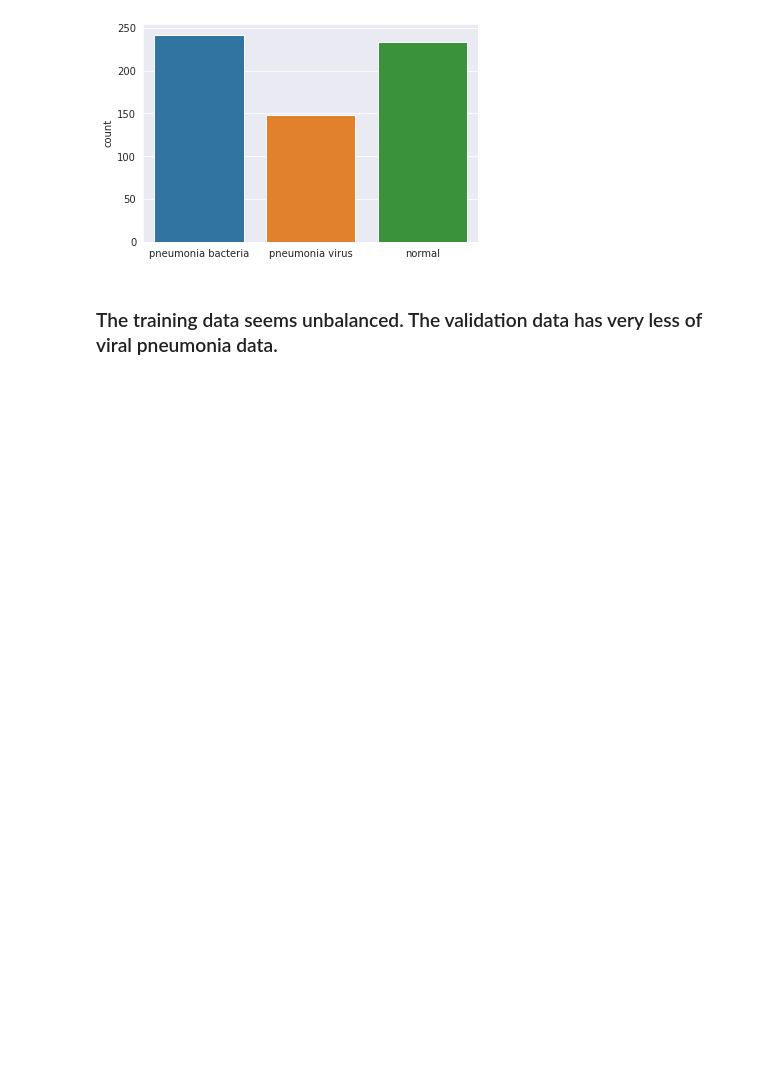
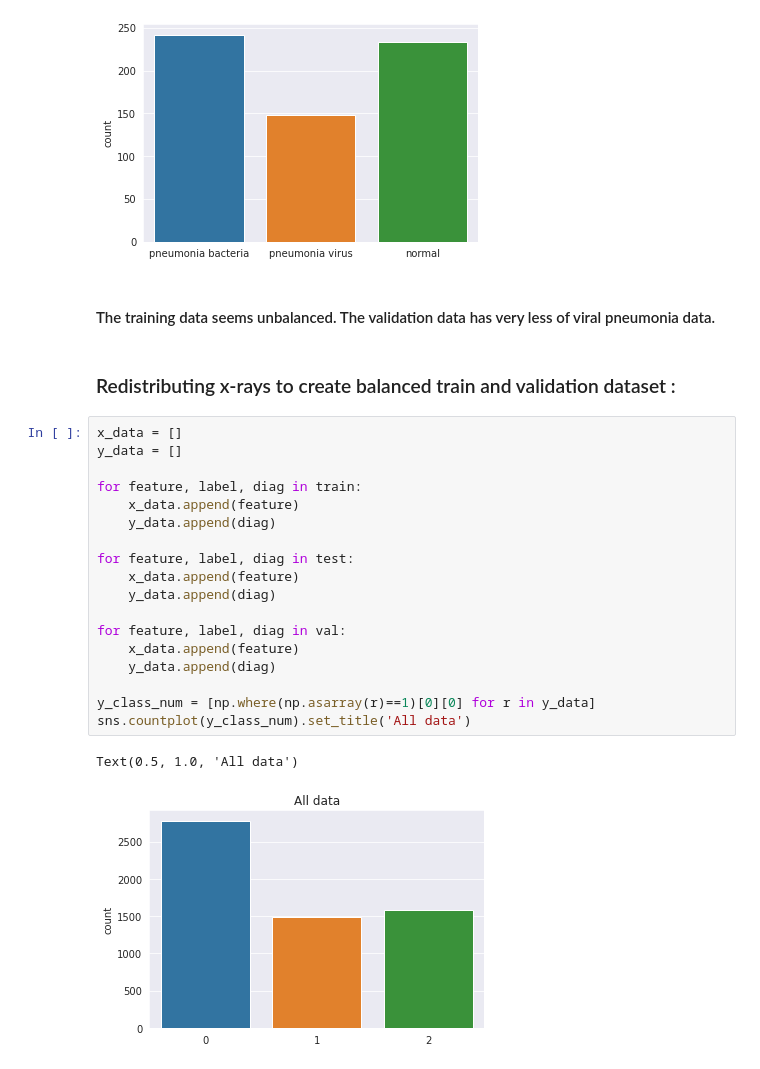
Before and after one commit to Kshitij879/PnemoniaDetection, a Jupyter notebook: Pneumonia_Detection_model.ipynb, the cells around one changed output. Saved outputs shown, nothing was run; the diff lists cells and outputs as text; blank space fills up the shorter version.

Commit message:
data processing done

```diff
--- a/Pneumonia_Detection_model.ipynb
+++ b/Pneumonia_Detection_model.ipynb
@@ -142,4 +142,27 @@ display_set(test)
 # %% [output]
 [figure]
 # %% [markdown]
-<h3> The training data seems unbalanced. The validation data has very less of viral pneumonia data.</h3>
+<h4> The training data seems unbalanced. The validation data has very less of viral pneumonia data.</h4>
+# %% [markdown]
+<h3> Redistributing x-rays to create balanced train and validation dataset :</h3>
+# %%
+x_data = []
+y_data = []
+
+for feature, label, diag in train:
+    x_data.append(feature)
+    y_data.append(diag)
+
+for feature, label, diag in test:
+    x_data.append(feature)
+    y_data.append(diag)
+
+for feature, label, diag in val:
+    x_data.append(feature)
+    y_data.append(diag)
+
+y_class_num = [np.where(np.asarray(r)==1)[0][0] for r in y_data]
+sns.countplot(y_class_num).set_title('All data')
+# %% [output]
+Text(0.5, 1.0, 'All data')
+[figure, added]
```
Also changed, not shown: parts of 9 cells of this notebook.
